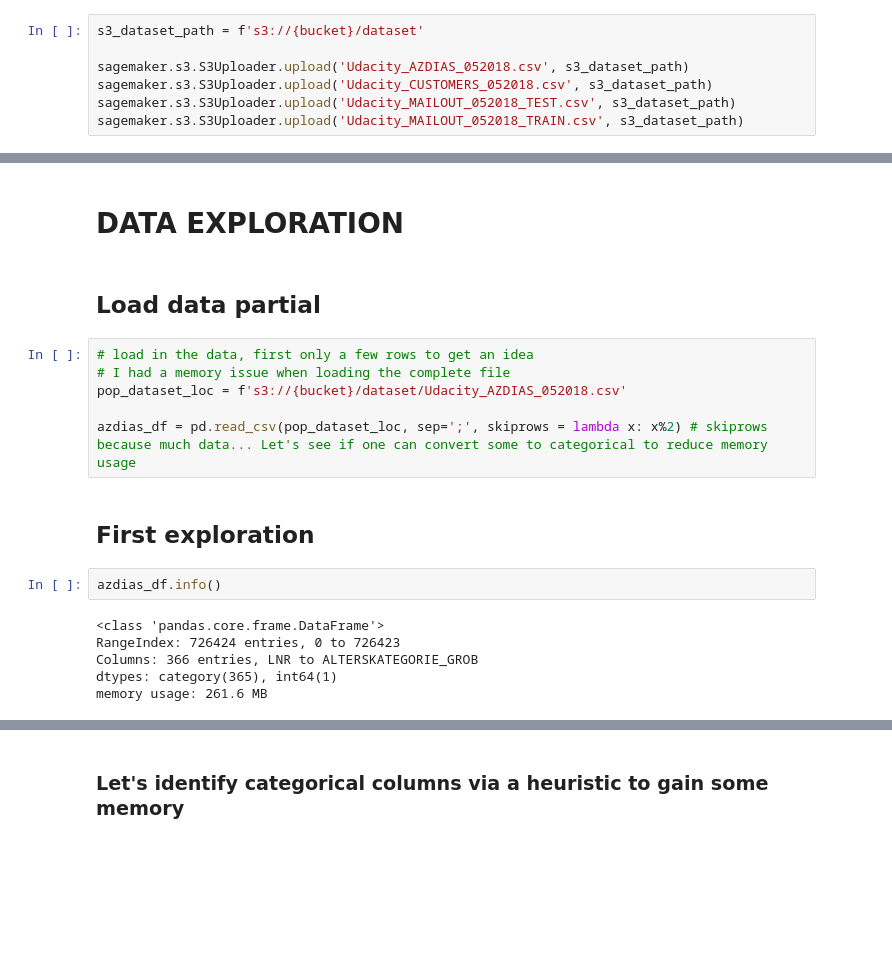
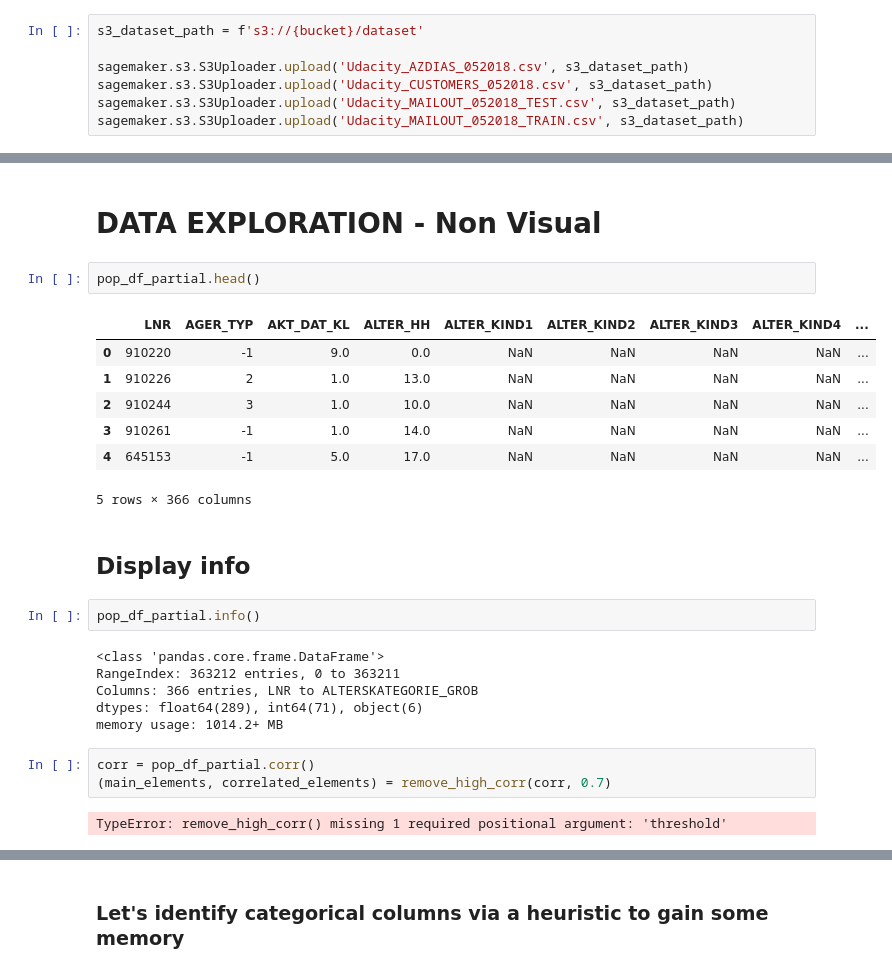
Before and after one commit to FenryrMKIII/udacity-ML-captstone, a Jupyter notebook: Arvato Project Workbook.ipynb, the cells around one changed output, grey strips where cells are left out. Cells and saved outputs as stored; diff of their text form; blank space fills up the shorter version.

```diff
--- a/Arvato Project Workbook.ipynb
+++ b/Arvato Project Workbook.ipynb
@@ -70,20 +226,27 @@ sagemaker.s3.S3Uploader.upload('Udacity_MAILOUT_052018_TRAIN.csv', s3_dataset_pa
 # %% [markdown]
-# DATA EXPLORATION
+# DATA EXPLORATION - Non Visual
-# %% [markdown]
-## Load data partial
-# %%
-# load in the data, first only a few rows to get an idea
-# I had a memory issue when loading the complete file
-pop_dataset_loc = f's3://{bucket}/dataset/Udacity_AZDIAS_052018.csv'
-
-azdias_df = pd.read_csv(pop_dataset_loc, sep=';', skiprows = lambda x: x%2) # skiprows because much data... Let's see if one can convert some to categorical to reduce memory usage
-# %% [markdown]
-## First exploration
+# %%
+pop_df_partial.head()
+# %% [output]
+|  | LNR | AGER_TYP | AKT_DAT_KL | ALTER_HH | ALTER_KIND1 | ALTER_KIND2 | ALTER_KIND3 | ALTER_KIND4 | ... |
+| 0 | 910220 | -1 | 9.0 | 0.0 | NaN | NaN | NaN | NaN | ... |
+| 1 | 910226 | 2 | 1.0 | 13.0 | NaN | NaN | NaN | NaN | ... |
+| 2 | 910244 | 3 | 1.0 | 10.0 | NaN | NaN | NaN | NaN | ... |
+| 3 | 910261 | -1 | 1.0 | 14.0 | NaN | NaN | NaN | NaN | ... |
+| 4 | 645153 | -1 | 5.0 | 17.0 | NaN | NaN | NaN | NaN | ... |
+5 rows × 366 columns
+# %% [markdown]
+## Display info
 # %%
-azdias_df.info()
+pop_df_partial.info()
 # %% [output]
 <class 'pandas.core.frame.DataFrame'>
-RangeIndex: 726424 entries, 0 to 726423
+RangeIndex: 363212 entries, 0 to 363211
 Columns: 366 entries, LNR to ALTERSKATEGORIE_GROB
-dtypes: category(365), int64(1)
-memory usage: 261.6 MB
+dtypes: float64(289), int64(71), object(6)
+memory usage: 1014.2+ MB
+# %%
+corr = pop_df_partial.corr()
+(main_elements, correlated_elements) = remove_high_corr(corr, 0.7)
+# %% [output]
+TypeError: remove_high_corr() missing 1 required positional argument: 'threshold'
```
Also changed, not shown: parts of 90 cells of this notebook, 4 other files.
